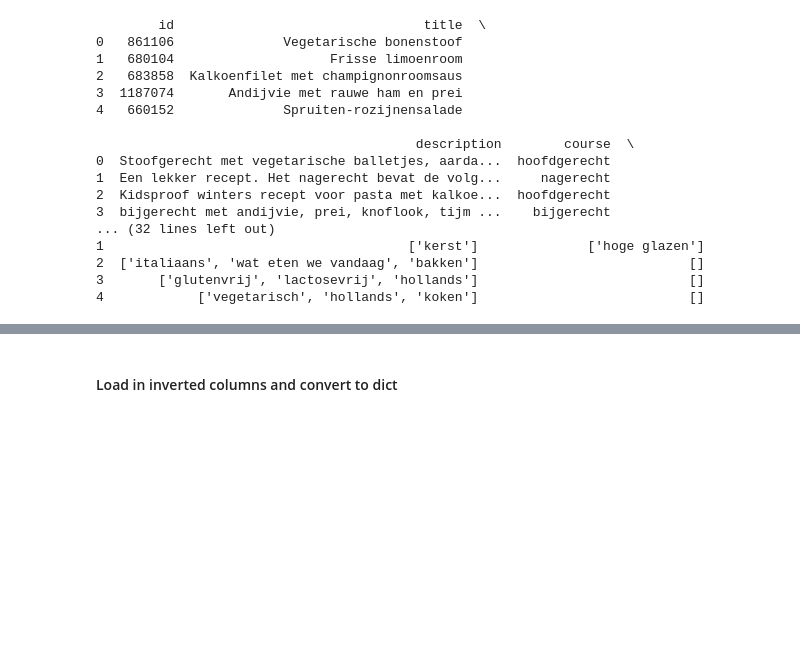
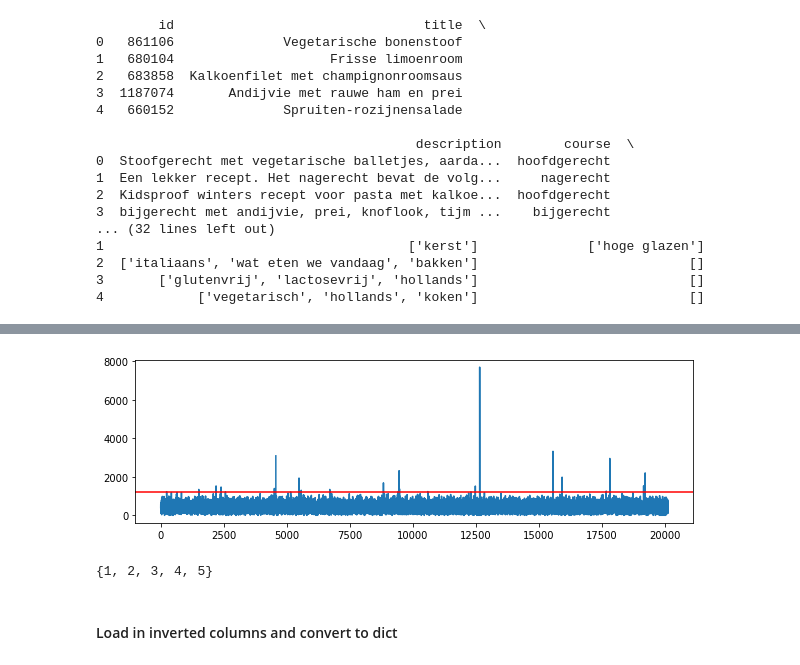
Before and after one commit to karkrakaren/Information-Retrieval, a Jupyter notebook: Retrieval system v1.1.ipynb, the cells around one changed output, grey strips where cells are left out. Saved outputs shown, nothing was run; the diff lists cells and outputs as text; code cells hidden in the pictures; blank space fills up the shorter version.

```diff
--- a/Retrieval system v1.1.ipynb
+++ b/Retrieval system v1.1.ipynb
@@ -53,3 +79,16 @@ view_data.drop_duplicates(subset='id', inplace=True)
+# %%
+plt.figure(figsize=(10,3))
+plt.plot(data['calories'])
+plt.axhline(y=1200, color='r', linestyle='-')
+plt.show()
+# %% [output]
+[figure, added]
+# %%
+a = set([1, 2, 3, 4, 5])
+b = set([1, 2, 3, 4, 5])
+a.intersection(b)
+# %% [output]
+{1, 2, 3, 4, 5}
 # %% [markdown]
 #### Load in inverted columns and convert to dict
 # %%
```
Also changed, not shown: parts of 3 cells of this notebook, 1 other file.
